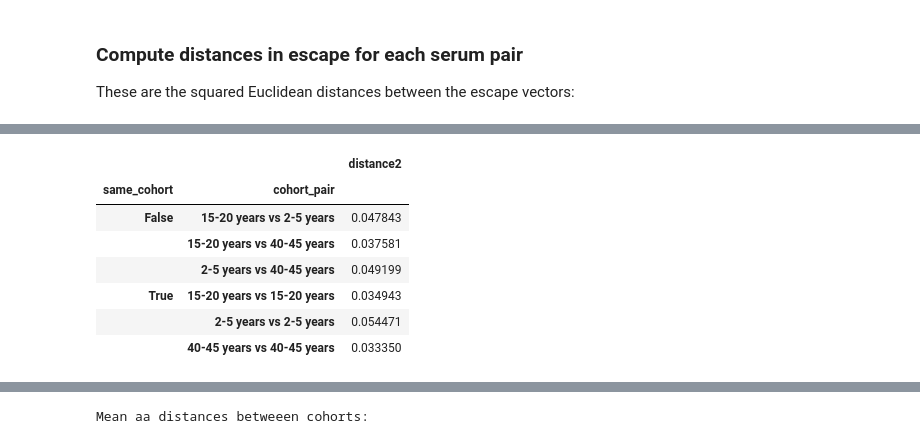
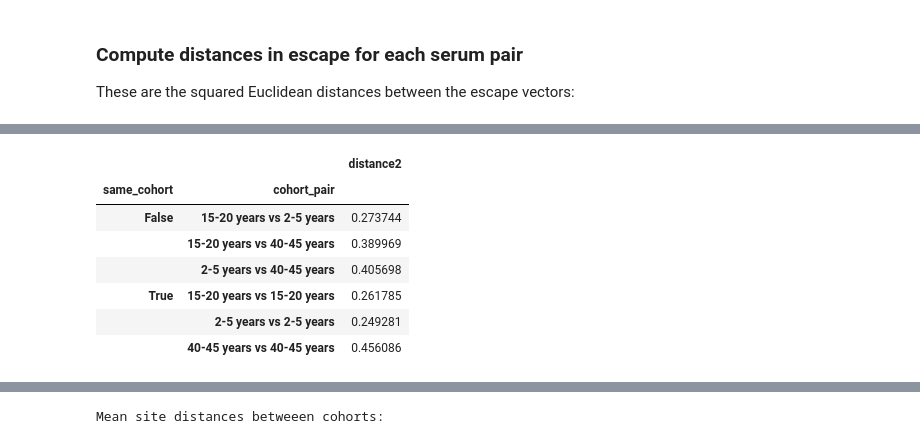
Before and after one commit to sorsinelli/flu_h3_hk19_dms_ic50, a Jupyter notebook: scratch_notebooks/figure_drafts/fst_analysis/hk19_fst_analysis.ipynb, the cells around one changed output, grey strips where cells are left out. Saved outputs shown, nothing was run; the diff lists cells and outputs as text; code cells hidden in the pictures.

Commit message:
test filtering df to key sites before normalization

```diff
--- a/scratch_notebooks/figure_drafts/fst_analysis/hk19_fst_analysis.ipynb
+++ b/scratch_notebooks/figure_drafts/fst_analysis/hk19_fst_analysis.ipynb
@@ -16,6 +16,8 @@ os.chdir('../../../')
 ### Get averaged escape scores for main HK/19 cohorts
 # %%
 # define samples in each age cohort
+# ped_sera_160_esc = [3944, 2323, 2367]
+# ped_sera_160_sens = [2389, 2388, 3973, 4299, 4584]
 ped_sera = [3944, 2389, 2323, 2388, 3973, 4299, 4584, 2367]
 teen_sera = [2350, 2365, 2380, 2382, 3866, 3856, 3857, 3862]
 adult_sera = ['33C', '34C', '197C', '199C', '215C', '210C', '74C', '68C', '150C', '18C']
@@ -23,6 +25,8 @@ adult_sera = ['33C', '34C', '197C', '199C', '215C', '210C', '74C', '68C', '150C'
 # get list of lists for samples divided by age group
 serum_lists = [ped_sera, teen_sera, adult_sera]
 age_cohorts = ['2-5 years', '15-20 years', '40-45 years']
+# serum_lists = [ped_sera_160_esc, ped_sera_160_sens, teen_sera, adult_sera]
+# age_cohorts = ['2-5 years (160 esc)', '2-5 years (160 sens)', '15-20 years', '40-45 years']
 
 # adjust this if we want more stringent filtering
 min_times_seen = 3
@@ -45,6 +49,9 @@ for list in serum_lists:
         serum = str(serum) # ped / teen sera automatically read as ints
         avg_df['serum'] = serum
         avg_df['cohort'] = age_cohorts[i]
+
+        # filter out stop codons
+        avg_df = avg_df.loc[avg_df['mutant'] != '*']
 
         # also get summed and mean site scores to check AA-level vs site-level metrics
         avg_df['site_escape_sum'] = avg_df['escape'].groupby(avg_df['site']).transform('sum')
@@ -85,0 +95,7 @@ escape_df.head()
+# %%
+site_list = [48, 50, 82, 121, 122, 124, 131, 135, 137, 144, 145, 156, 157,
+              159, 160, 189, 193, 275, 276]
+
+# filter dataframe
+escape_df_filtered = escape_df[escape_df['site'].isin(site_list)]
+escape_df_filtered.head()
@@ -88,8 +111,6 @@ escape_df.head()
 These are the squared Euclidean distances between the escape vectors:
 # %%
 def generate_dist2(df, site_or_aa, site_metric='sum'):
-    # Get sera names
-    sera = df['serum'].unique()
 
     # Get column names based on site_or_aa
     if site_or_aa == 'aa':
@@ -100,6 +121,9 @@ def generate_dist2(df, site_or_aa, site_metric='sum'):
         pivot_column = "site"
     else:
         raise ValueError("Invalid value for site_or_aa. Use 'aa' or 'site'.")
+
+    # # try clipping to 0
+    # df[metric_column] = df[metric_column].clip(lower=0)
 
     # Pivot the DataFrame to have sera as rows and escape as columns, then L2 normalize escape
     vector_df = (
@@ -116,6 +140,15 @@ def generate_dist2(df, site_or_aa, site_metric='sum'):
 
     # L2-normalize https://stackoverflow.com/a/35679163
     vector_df = vector_df.div((vector_df**2).sum(axis=1), axis=0)
+
+#     # L-2 normalize by column
+#     def normalize_escape(column):
+#         return column / column.sum()
+
+#     for column in vector_df:
+#         vector_df[column] = vector_df[column].transform(normalize_escape)
+
+
 
     # make a single entry that is the vector of values
     vector_df = (
@@ -145,22 +178,32 @@ def generate_dist2(df, site_or_aa, site_metric='sum'):
 
     return dist2_df
 
-for site_or_aa in ["site", "aa"]:
+i=0
+for df_type in [escape_df_filtered, escape_df]:
+    if i==0:
+        print('\n\nFILTERED SITES')
+    else:
+        print('\n\nALL SITES')
 
-    dist2 = generate_dist2(escape_df, 'aa').sort_values("distance2")
+    for site_or_aa in ["aa", "site"]:
 
-    dist2_chart = (
-        alt.Chart(dist2)
-        .encode(
-            y="cohort_pair",
-            x="distance2",
-            tooltip=dist2.columns.tolist(),
+        dist2 = generate_dist2(df_type, site_or_aa, site_metric='sum').sort_values("distance2")
+
+        dist2_chart = (
+            alt.Chart(dist2)
+            .encode(
+                y="cohort_pair",
+                x="distance2",
+                tooltip=dist2.columns.tolist(),
+            )
+            .mark_circle(opacity=0.5)
         )
-        .mark_circle(opacity=0.5)
-    )
-    display(dist2_chart)
 
-    print(f"\n\nMean {site_or_aa} distances betweeen cohorts:")
-    mean_dist2 = dist2.groupby(["same_cohort", "cohort_pair"]).aggregate({"distance2": "mean"})
-    display(mean_dist2)
+        print(f"\n\nMean {site_or_aa} distances betweeen cohorts:")
+        mean_dist2 = dist2.groupby(["same_cohort", "cohort_pair"]).aggregate({"distance2": "mean"})
+        display(mean_dist2)
+
+        display(dist2_chart)
+
+    i+=1
 # %% [output]
@@ -169,8 +214,8 @@ Mean site distances betweeen cohorts:
 |  |  | distance2 |
 | same_cohort | cohort_pair |  |
-| False | 15-20 years vs 2-5 years | 0.047843 |
-|  | 15-20 years vs 40-45 years | 0.037581 |
-|  | 2-5 years vs 40-45 years | 0.049199 |
-| True | 15-20 years vs 15-20 years | 0.034943 |
-|  | 2-5 years vs 2-5 years | 0.054471 |
-|  | 40-45 years vs 40-45 years | 0.033350 |
+| False | 15-20 years vs 2-5 years | 0.273744 |
+|  | 15-20 years vs 40-45 years | 0.389969 |
+|  | 2-5 years vs 40-45 years | 0.405698 |
+| True | 15-20 years vs 15-20 years | 0.261785 |
+|  | 2-5 years vs 2-5 years | 0.249281 |
+|  | 40-45 years vs 40-45 years | 0.456086 |
@@ -178,3 +223,3 @@ Mean site distances betweeen cohorts:
-Mean aa distances betweeen cohorts:
+Mean site distances betweeen cohorts:
 |  |  | distance2 |
 | same_cohort | cohort_pair |  |
```
Also changed, not shown: parts of 3 cells of this notebook, 1 other file.
